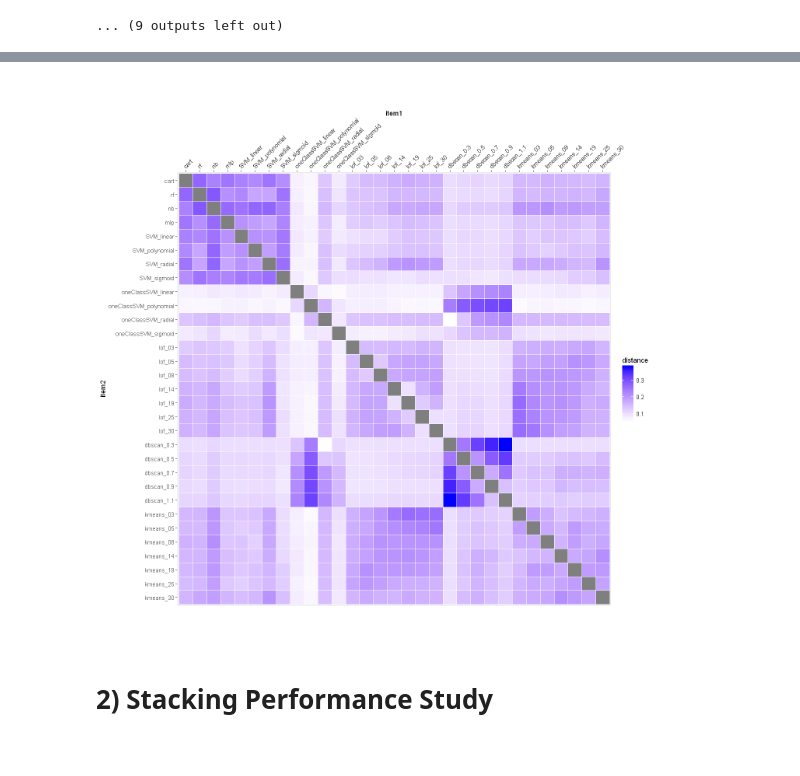
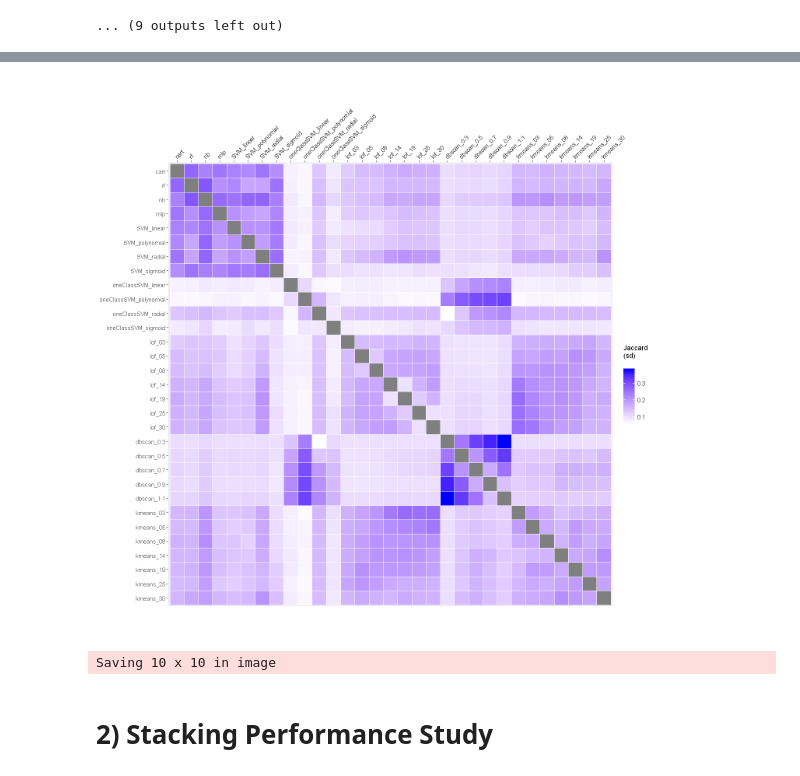
Before and after one commit to msandim/master-thesis, a Jupyter notebook: experiments/Experiment 3/Experiment 3 - Analysis 4.ipynb, the cells around one changed output, grey strips where cells are left out. Drawn from its saved outputs; the diff is of its cells as text; code cells hidden in the pictures.

```diff
--- a/experiments/Experiment 3/Experiment 3 - Analysis 4.ipynb
+++ b/experiments/Experiment 3/Experiment 3 - Analysis 4.ipynb
@@ -636,17 +675,25 @@ diversity_sd
 diversity_sd <- diversity_sd %>% stats::as.dist(diag = TRUE, upper = TRUE) %>% tidy(diag = TRUE, upper = TRUE) %>%
   mutate(distance = ifelse(item1 == item2, NA, distance))
 # %%
-ggplot(diversity_sd, aes(item1, item2)) +
+plot_sd <- ggplot(diversity_sd, aes(item1, item2)) +
     coord_equal() +
     scale_x_discrete(position = "top") +
     scale_y_discrete(limits = rev(levels(a$item2))) +
     geom_tile(aes(fill = distance), colour = "white") +
     scale_fill_gradient(low = "white", high = "blue") +
     #scale_x_discrete(limits = rev(levels(a$item1))) +
     #scale_y_discrete(limits = rev(levels(a$item2))) +
-    theme(axis.text.x = element_text(angle = 45, hjust = 0))
+    theme(axis.text.x = element_text(angle = 45, hjust = 0),
+         axis.title.x=element_blank(), axis.title.y=element_blank())  +
+    labs(fill='Jaccard\n(sd)\n')
+
+plot_sd
 # %% [output]
-[figure, old version]
+[figure, new version]
+# %%
+ggsave("plot_sd.pdf", plot_sd, scale = 1.5, device="pdf")
+# %% [output]
+Saving 10 x 10 in image
 # %% [markdown]
 # 2) Stacking Performance Study
 # %%
```
Also changed, not shown: parts of 31 cells of this notebook, 3 other files.
